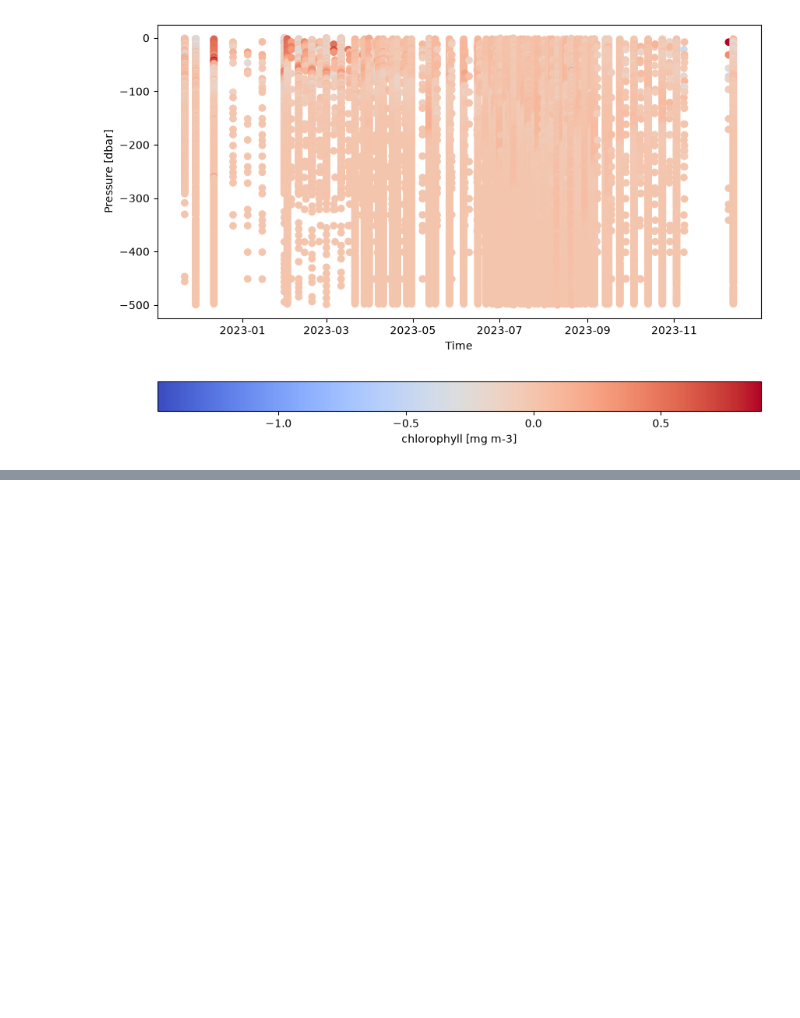
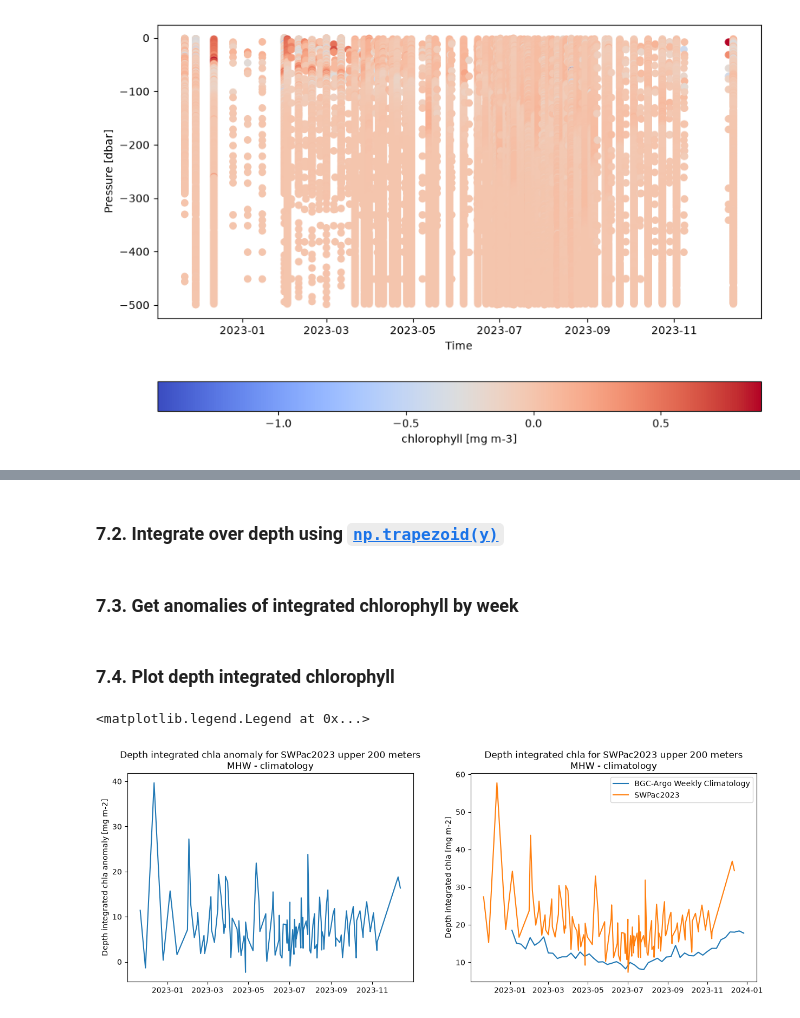
Before and after one commit to go-bgc/Marine-Heat-Waves, a Jupyter notebook: contributors/abby/LoadData_AB.ipynb, the cells around one changed output, grey strips where cells are left out. Saved outputs shown, nothing was run; the diff lists cells and outputs as text; code cells hidden in the pictures; blank space fills up the shorter version.

Commit message:
depth integrated chlorophyll

```diff
--- a/contributors/abby/LoadData_AB.ipynb
+++ b/contributors/abby/LoadData_AB.ipynb
@@ -680,0 +696,2 @@ cbar.set_label("chlorophyll [mg m-3]")
+# %% [markdown]
+### 7.2. Integrate over depth using [`np.trapezoid(y)`](https://numpy.org/devdocs/reference/generated/numpy.trapezoid.html)
@@ -680,0 +733,52 @@ cbar.set_label("chlorophyll [mg m-3]")
+# %% [markdown]
+### 7.3. Get anomalies of integrated chlorophyll by week
+# %%
+DFMHW_integrated['Week'] = DFMHW_integrated['JULD'].dt.isocalendar().week
+
+DF = DFMHW_integrated.merge(
+    DFCLIM_integrated.groupby(by = ['Week']).mean().reset_index(),
+    on=['Week'],
+    suffixes=('_MHW', '_CLIM')
+)
+
+variables = [
+    col for col in DFMHW_integrated.columns
+    if col in DFMHW_integrated.columns
+    and col not in ['Week', 'JULD']
+]
+
+DF_anom_int = DF[['JULD', 'Week']].copy()
+
+for var in variables:
+    DF_anom_int[var] = DF[f'{var}_MHW'] - DF[f'{var}_CLIM']
+# %% [markdown]
+### 7.4. Plot depth integrated chlorophyll
+# %%
+fig, axarr = plt.subplots(ncols = 2, figsize = [15,5])
+axarr = axarr.flatten()
+
+ax = axarr[0]
+x = DF_anom_int['JULD']
+y = DF_anom_int['CHLA_integrated']
+ax.plot(x,y)
+ax.set_ylabel("Depth integrated chla anomaly [mg m-2]")
+ax.set_title(f"Depth integrated chla anomaly for {hw} upper 200 meters\nMHW - climatology")
+
+ax = axarr[1]
+dates = [datetime.date.fromisocalendar(2023, int(week), 3)
+         for week in (DFCLIM_integrated.groupby('Week').mean(numeric_only=True).reset_index()['Week'])
+         if week != 53
+        ]
+y = DFCLIM_integrated.groupby('Week').mean(numeric_only=True).reset_index()
+y = y['CHLA_integrated'][y['Week'] < 53]
+ax.plot(dates,y, label = "BGC-Argo Weekly Climatology")
+
+x = DFMHW_integrated['JULD']
+y = DFMHW_integrated['CHLA_integrated']
+ax.plot(x,y, label = f"{hw}")
+ax.set_ylabel("Depth integrated chla [mg m-2]")
+ax.set_title(f"Depth integrated chla for {hw} upper 200 meters\nMHW - climatology")
+ax.legend()
+# %% [output]
+<matplotlib.legend.Legend at 0x...>
+[figure, added]
```
Also changed, not shown: parts of 7 cells of this notebook.
